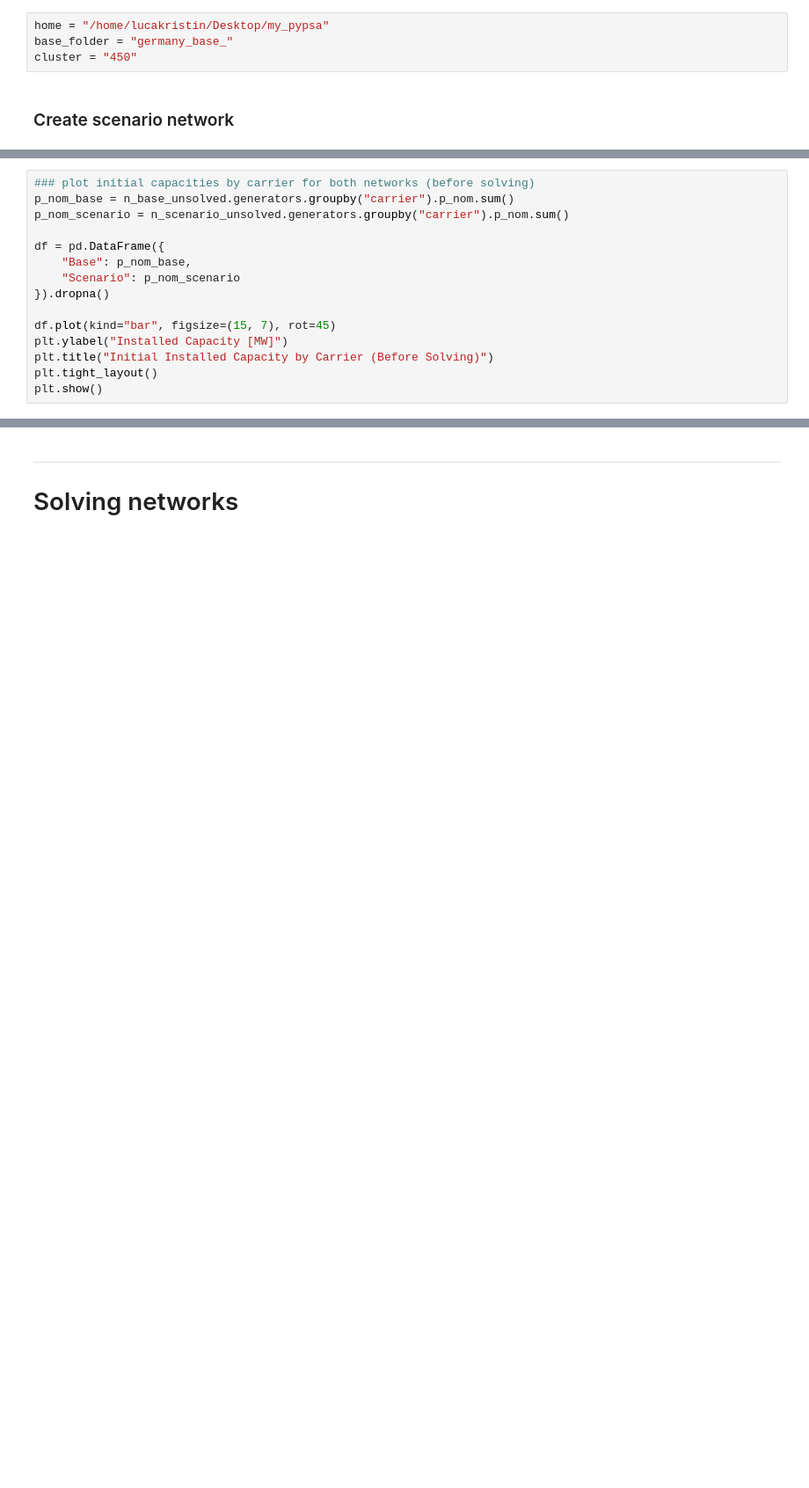
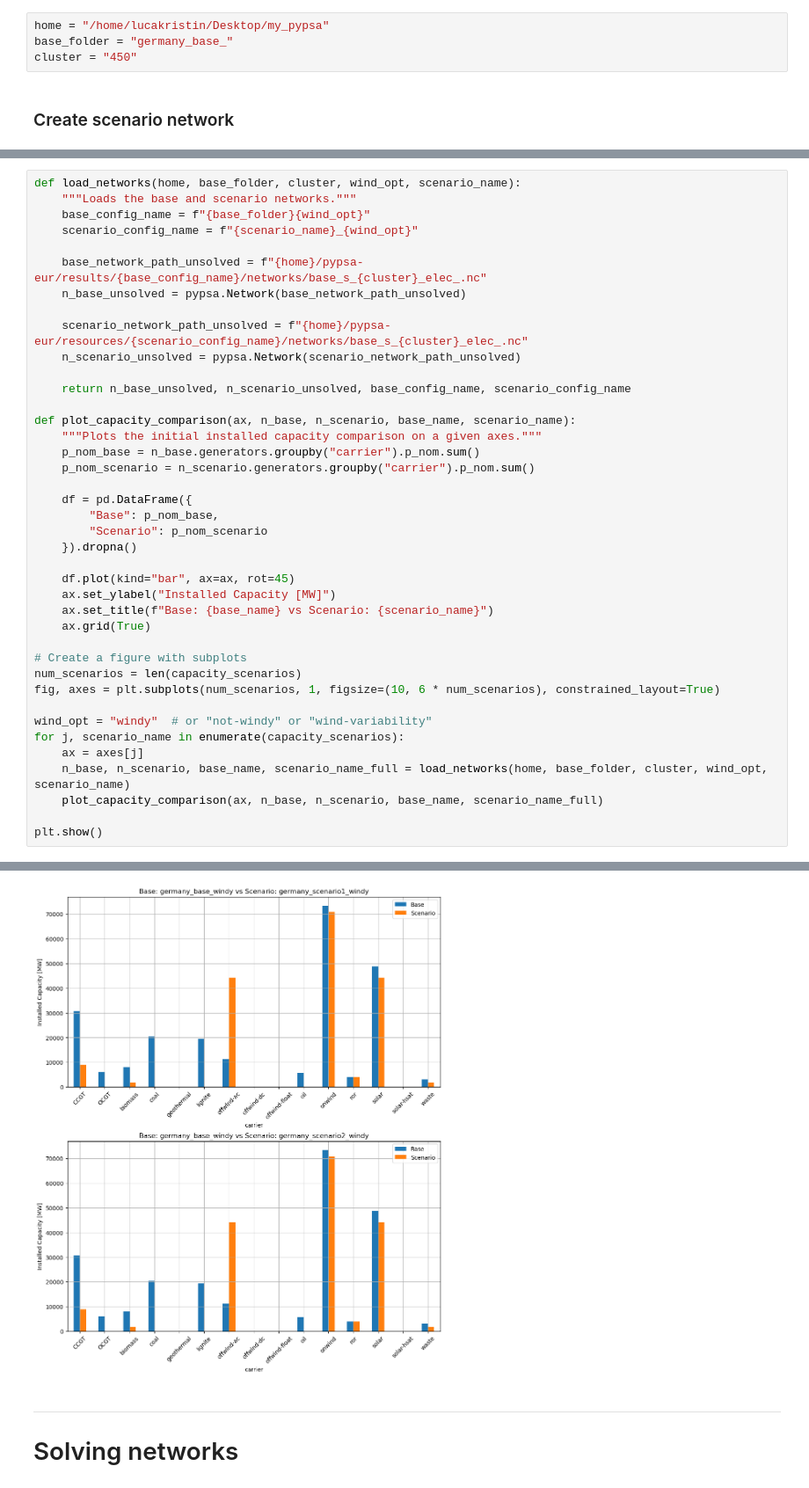
Before and after one commit to Luca2299/pypsa-eur, a Jupyter notebook: notebooks/Create_scenarios.ipynb, the cells around one changed output, grey strips where cells are left out. Shown at 88% size. Saved outputs shown, nothing was run; the diff lists cells and outputs as text; blank space fills up the shorter version.

Commit message:
created scenario networks
Co-authored-by: Copilot <copilot@github.com>

```diff
--- a/notebooks/Create_scenarios.ipynb
+++ b/notebooks/Create_scenarios.ipynb
@@ -63,15 +44,0 @@ INFO:pypsa.network.io:Imported network 'Unnamed Network' has buses, carriers, ge
-# %%
-### plot initial capacities by carrier for both networks (before solving)
-p_nom_base = n_base_unsolved.generators.groupby("carrier").p_nom.sum()
-p_nom_scenario = n_scenario_unsolved.generators.groupby("carrier").p_nom.sum()
-
-df = pd.DataFrame({
-    "Base": p_nom_base,
-    "Scenario": p_nom_scenario
-}).dropna()
-
-df.plot(kind="bar", figsize=(15, 7), rot=45)
-plt.ylabel("Installed Capacity [MW]")
-plt.title("Initial Installed Capacity by Carrier (Before Solving)")
-plt.tight_layout()
-plt.show()
@@ -133,0 +45,41 @@ Name: p_nom, dtype: object
+# %%
+def load_networks(home, base_folder, cluster, wind_opt, scenario_name):
+    """Loads the base and scenario networks."""
+    base_config_name = f"{base_folder}{wind_opt}"
+    scenario_config_name = f"{scenario_name}_{wind_opt}"
+
+    base_network_path_unsolved = f"{home}/pypsa-eur/results/{base_config_name}/networks/base_s_{cluster}_elec_.nc"
+    n_base_unsolved = pypsa.Network(base_network_path_unsolved)
+
+    scenario_network_path_unsolved = f"{home}/pypsa-eur/resources/{scenario_config_name}/networks/base_s_{cluster}_elec_.nc"
+    n_scenario_unsolved = pypsa.Network(scenario_network_path_unsolved)
+
+    return n_base_unsolved, n_scenario_unsolved, base_config_name, scenario_config_name
+
+def plot_capacity_comparison(ax, n_base, n_scenario, base_name, scenario_name):
+    """Plots the initial installed capacity comparison on a given axes."""
+    p_nom_base = n_base.generators.groupby("carrier").p_nom.sum()
+    p_nom_scenario = n_scenario.generators.groupby("carrier").p_nom.sum()
+
+    df = pd.DataFrame({
+        "Base": p_nom_base,
+        "Scenario": p_nom_scenario
+    }).dropna()
+
+    df.plot(kind="bar", ax=ax, rot=45)
+    ax.set_ylabel("Installed Capacity [MW]")
+    ax.set_title(f"Base: {base_name} vs Scenario: {scenario_name}")
+    ax.grid(True)
+
+# Create a figure with subplots
+num_scenarios = len(capacity_scenarios)
+fig, axes = plt.subplots(num_scenarios, 1, figsize=(10, 6 * num_scenarios), constrained_layout=True)
+
+wind_opt = "windy"  # or "not-windy" or "wind-variability"
+for j, scenario_name in enumerate(capacity_scenarios):
+    ax = axes[j]
+    n_base, n_scenario, base_name, scenario_name_full = load_networks(home, base_folder, cluster, wind_opt, scenario_name)
+    plot_capacity_comparison(ax, n_base, n_scenario, base_name, scenario_name_full)
+
+plt.show()
+# %% [output]
@@ -134,3 +94,4 @@ Name: p_nom, dtype: object
+[figure, added]
 # %% [markdown]
 ---
 # Solving networks
```
Also changed, not shown: parts of 9 cells of this notebook, 8 other files.
